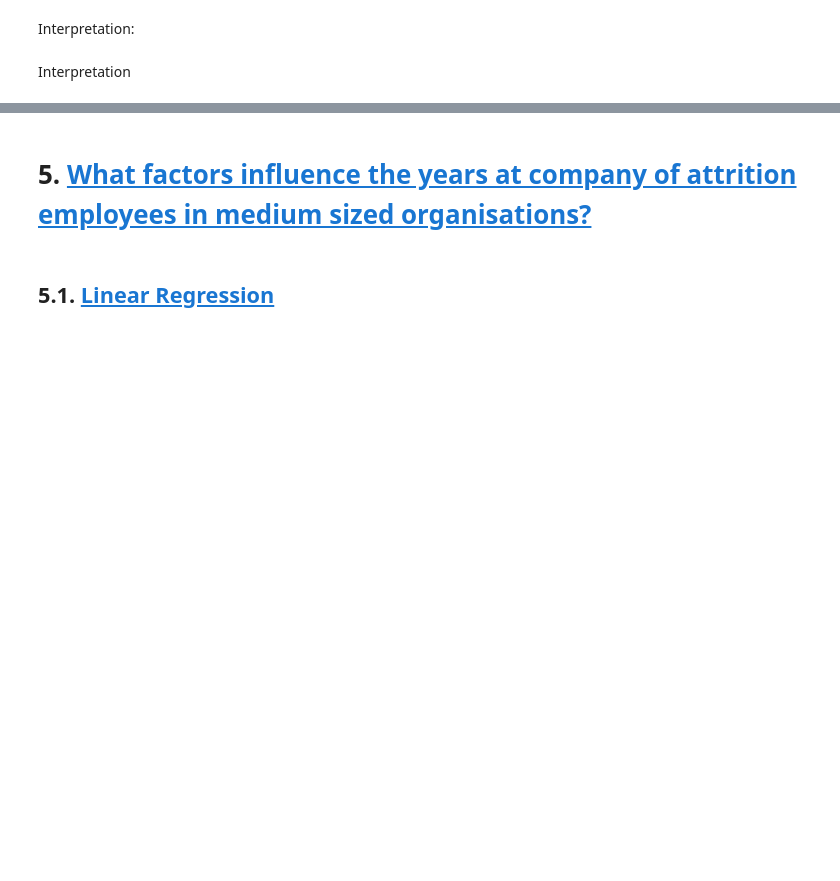
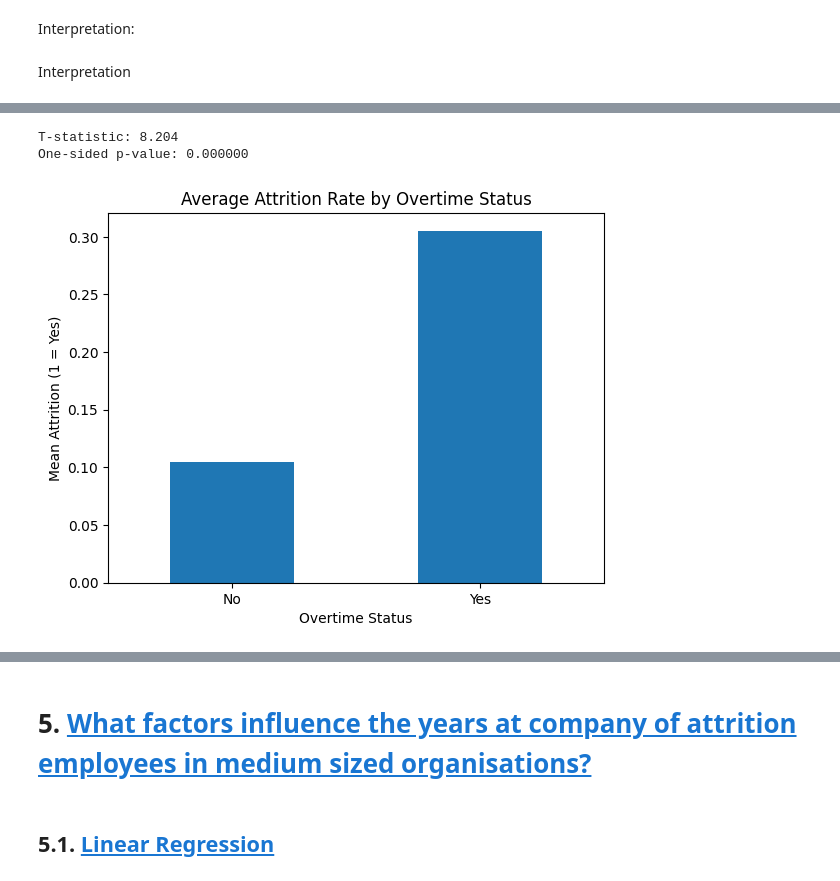
Before and after one commit to Niklasjkd/Assignment-B15, a Jupyter notebook: 2766_2526_assignment_1.ipynb, the cells around one changed output, grey strips where cells are left out. Drawn from its saved outputs; the diff is of its cells as text; code cells hidden in the pictures; blank space fills up the shorter version.

Commit message:
Add Section 4: t-test + logistic regression + L1 + diagnostics (Mohamed)

```diff
--- a/2766_2526_assignment_1.ipynb
+++ b/2766_2526_assignment_1.ipynb
@@ -373,0 +379,19 @@ Interpretation
+# %%
+import pandas as pd, numpy as np
+import matplotlib.pyplot as plt
+import seaborn as sns
+import scipy.stats as stats
+import statsmodels.api as sm
+from sklearn.metrics import confusion_matrix, accuracy_score, roc_curve, auc
+from sklearn.linear_model import LogisticRegression
+from sklearn.preprocessing import StandardScaler
+
+# If df is not already defined above, load from repo root:
+try:
+    df.head()
+except NameError:
+    df = pd.read_csv("HR-Employee-Attrition.csv")
+
+# Idempotent encodings (safe to re-run)
+df['Attrition_Flag'] = df['Attrition'].map({'Yes':1, 'No':0})
+df['OverTime_Flag']  = df['OverTime'].map({'Yes':1,'No':0})
@@ -373,0 +405,24 @@ Interpretation
+# %%
+# Split groups
+overtime_yes = df.loc[df['OverTime']=='Yes', 'Attrition_Flag']
+overtime_no  = df.loc[df['OverTime']=='No',  'Attrition_Flag']
+
+# Welch t-test (two-sided)
+t_stat, p_two = stats.ttest_ind(overtime_yes, overtime_no, equal_var=False)
+
+# Correct one-sided p-value for H1: mean_yes > mean_no
+p_one = p_two/2 if t_stat > 0 else 1 - p_two/2
+
+print(f"T-statistic: {t_stat:.3f}")
+print(f"One-sided p-value: {p_one:.6f}")
+
+# Visual: mean attrition by overtime
+means = df.groupby('OverTime')['Attrition_Flag'].mean().reindex(['No','Yes'])
+ax = means.plot(kind='bar')
+ax.set_title("Average Attrition Rate by Overtime Status")
+ax.set_ylabel("Mean Attrition (1 = Yes)")
+ax.set_xlabel("Overtime Status"); plt.xticks(rotation=0); plt.show()
+# %% [output]
+T-statistic: 8.204
+One-sided p-value: 0.000000
+[figure, added]
```
Also changed, not shown: parts of 16 cells of this notebook.
